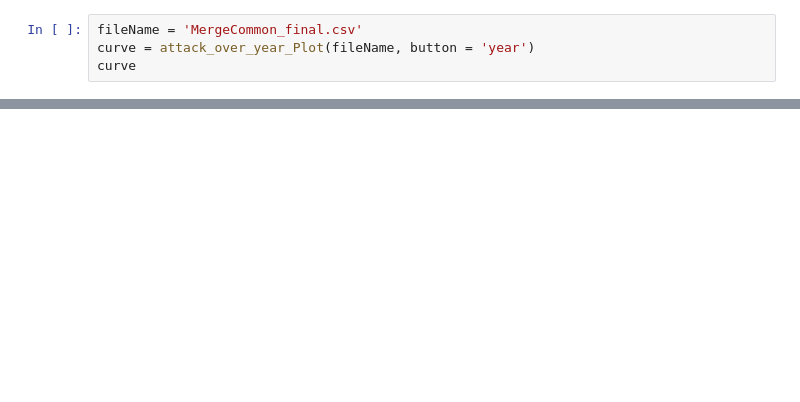
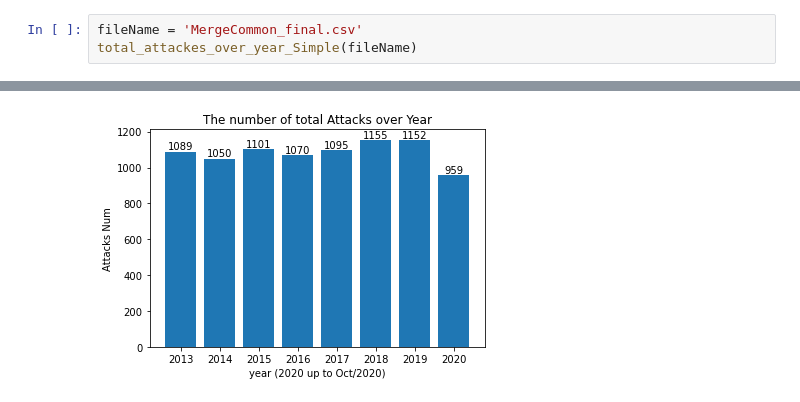
Before and after one commit to jasmine789/ECE143_group22, a Jupyter notebook: ZhijinLiang/attacks_each_month_demo.ipynb, the cells around one changed output, grey strips where cells are left out. Saved outputs shown, nothing was run; the diff lists cells and outputs as text; blank space fills up the shorter version.

Commit message:
update overall plots

```diff
--- a/ZhijinLiang/attacks_each_month_demo.ipynb
+++ b/ZhijinLiang/attacks_each_month_demo.ipynb
@@ -10,6 +10,5 @@ from attacks_each_month import attack_over_year_Plot
 [interactive output not drawn]
 # %%
 fileName = 'MergeCommon_final.csv'
-curve = attack_over_year_Plot(fileName, button = 'year')
-curve
+total_attackes_over_year_Simple(fileName)
 # %% [output]
@@ -16,0 +15 @@ curve
+[figure, added]
```
Also changed, not shown: parts of 5 cells of this notebook, 1 other file.
